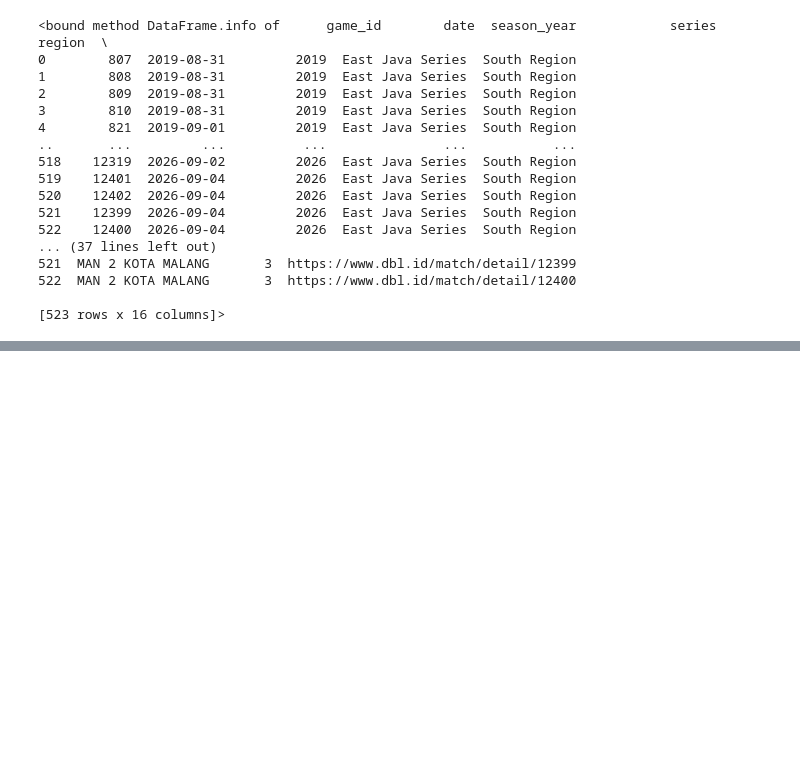
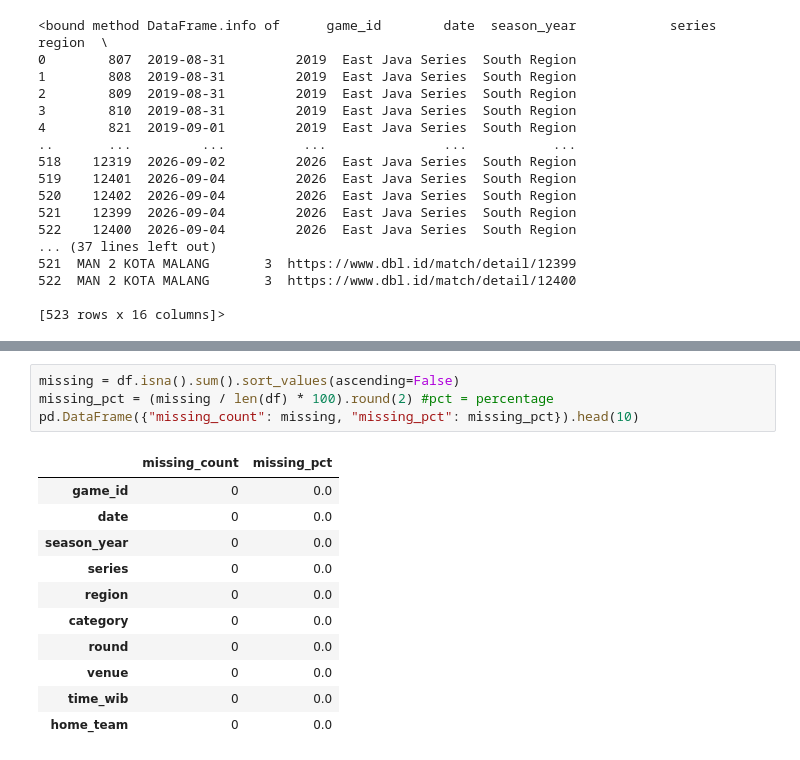
Before and after one commit to RAFAELSFIX10SMBR/datascience-portofolio, a Jupyter notebook: DBL_Predictor.ipynb, the cells around one changed output, grey strips where cells are left out. Saved outputs shown, nothing was run; the diff lists cells and outputs as text; blank space fills up the shorter version.

```diff
--- a/DBL_Predictor.ipynb
+++ b/DBL_Predictor.ipynb
@@ -41,0 +71,16 @@ df.tail()
+# %%
+missing = df.isna().sum().sort_values(ascending=False)
+missing_pct = (missing / len(df) * 100).round(2) #pct = percentage
+pd.DataFrame({"missing_count": missing, "missing_pct": missing_pct}).head(10)
+# %% [output]
+|  | missing_count | missing_pct |
+| game_id | 0 | 0.0 |
+| date | 0 | 0.0 |
+| season_year | 0 | 0.0 |
+| series | 0 | 0.0 |
+| region | 0 | 0.0 |
+| category | 0 | 0.0 |
+| round | 0 | 0.0 |
+| venue | 0 | 0.0 |
+| time_wib | 0 | 0.0 |
+| home_team | 0 | 0.0 |
```
Also changed, not shown: parts of 6 cells of this notebook.
